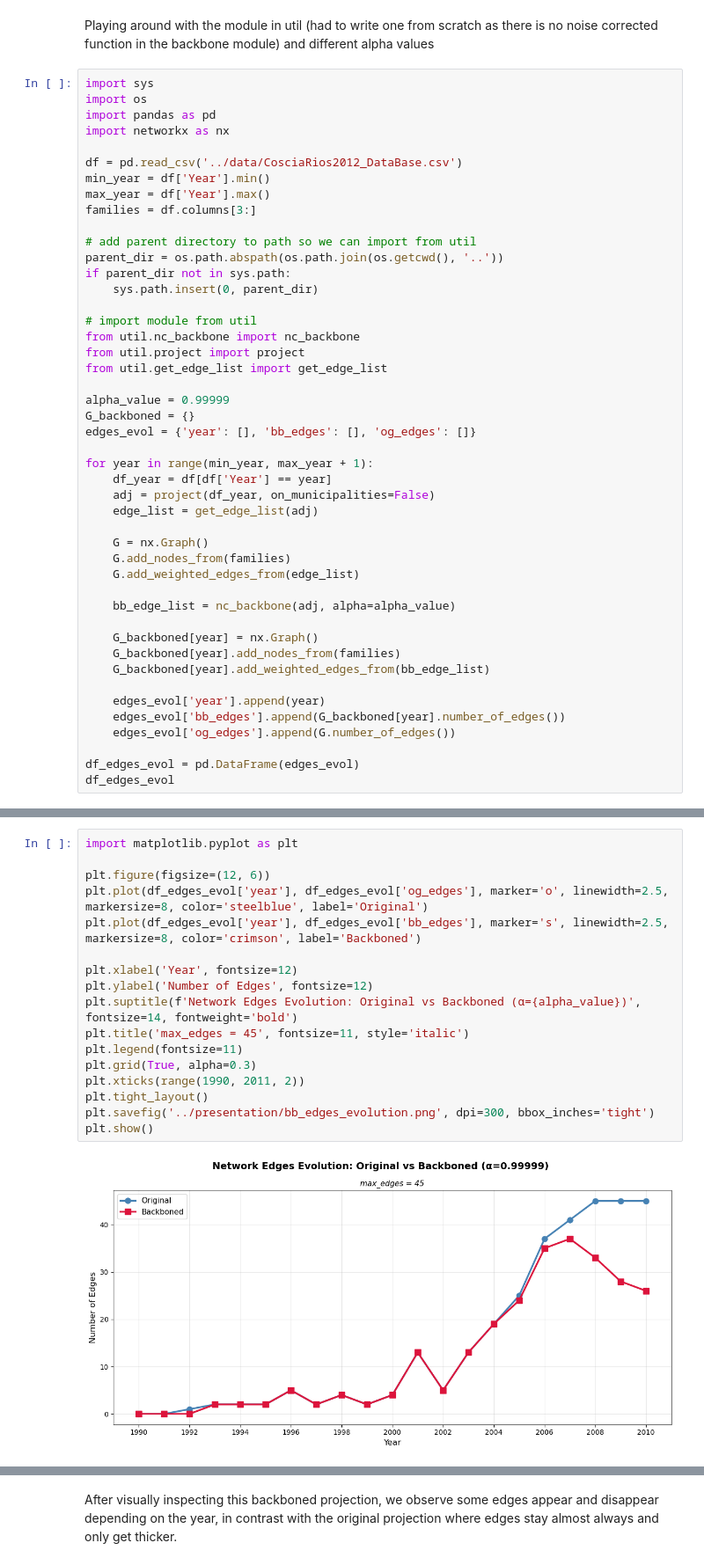
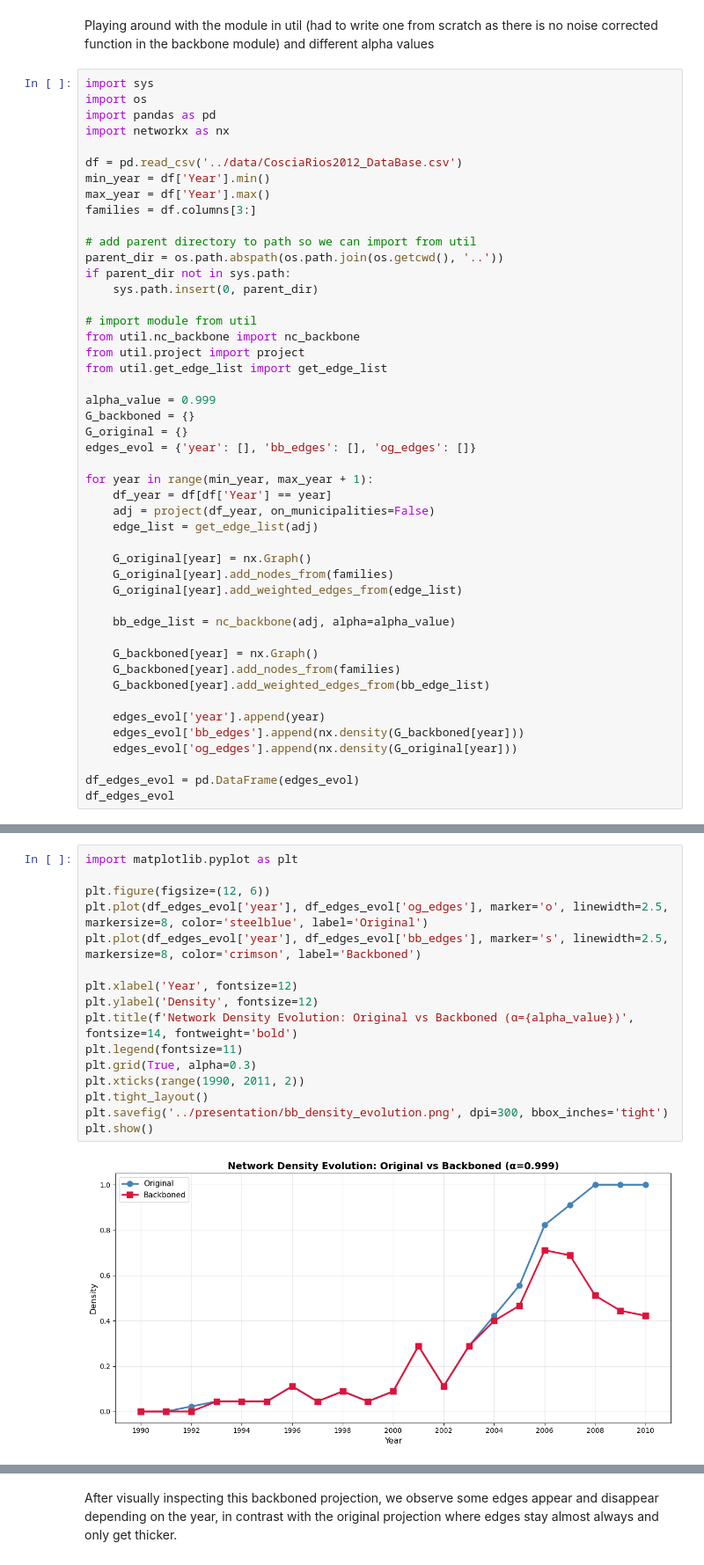
Before and after one commit to jan-cardell/networks_project, a Jupyter notebook: backboning/cartel_proj_bb.ipynb, the cells around one changed output, grey strips where cells are left out. Shown at 88% size. Drawn from its saved outputs; the diff is of its cells as text.

```diff
--- a/backboning/cartel_proj_bb.ipynb
+++ b/backboning/cartel_proj_bb.ipynb
@@ -23,8 +23,9 @@ from util.nc_backbone import nc_backbone
 from util.project import project
 from util.get_edge_list import get_edge_list
 
-alpha_value = 0.99999
+alpha_value = 0.999
 G_backboned = {}
+G_original = {}
 edges_evol = {'year': [], 'bb_edges': [], 'og_edges': []}
 
 for year in range(min_year, max_year + 1):
@@ -32,9 +33,9 @@ for year in range(min_year, max_year + 1):
     adj = project(df_year, on_municipalities=False)
     edge_list = get_edge_list(adj)
 
-    G = nx.Graph()
-    G.add_nodes_from(families)
-    G.add_weighted_edges_from(edge_list)
+    G_original[year] = nx.Graph()
+    G_original[year].add_nodes_from(families)
+    G_original[year].add_weighted_edges_from(edge_list)
 
     bb_edge_list = nc_backbone(adj, alpha=alpha_value)
 
@@ -43,8 +44,8 @@ for year in range(min_year, max_year + 1):
     G_backboned[year].add_weighted_edges_from(bb_edge_list)
 
     edges_evol['year'].append(year)
-    edges_evol['bb_edges'].append(G_backboned[year].number_of_edges())
-    edges_evol['og_edges'].append(G.number_of_edges())
+    edges_evol['bb_edges'].append(nx.density(G_backboned[year]))
+    edges_evol['og_edges'].append(nx.density(G_original[year]))
 
 df_edges_evol = pd.DataFrame(edges_evol)
 df_edges_evol
@@ -69,22 +104,21 @@ df_edges_evol
 # %%
 import matplotlib.pyplot as plt
 
 plt.figure(figsize=(12, 6))
 plt.plot(df_edges_evol['year'], df_edges_evol['og_edges'], marker='o', linewidth=2.5, markersize=8, color='steelblue', label='Original')
 plt.plot(df_edges_evol['year'], df_edges_evol['bb_edges'], marker='s', linewidth=2.5, markersize=8, color='crimson', label='Backboned')
 
 plt.xlabel('Year', fontsize=12)
-plt.ylabel('Number of Edges', fontsize=12)
-plt.suptitle(f'Network Edges Evolution: Original vs Backboned (α={alpha_value})', fontsize=14, fontweight='bold')
-plt.title('max_edges = 45', fontsize=11, style='italic')
+plt.ylabel('Density', fontsize=12)
+plt.title(f'Network Density Evolution: Original vs Backboned (α={alpha_value})', fontsize=14, fontweight='bold')
 plt.legend(fontsize=11)
 plt.grid(True, alpha=0.3)
 plt.xticks(range(1990, 2011, 2))
 plt.tight_layout()
-plt.savefig('../presentation/bb_edges_evolution.png', dpi=300, bbox_inches='tight')
+plt.savefig('../presentation/bb_density_evolution.png', dpi=300, bbox_inches='tight')
 plt.show()
 # %% [output]
-[figure, old version]
+[figure, new version]
 # %% [markdown]
 Smaller (and more reasonable) alpha values lead to very sparse backbones :(
 Filtering out the edge **(Golfo, Zetas)** before adding it to the sum of total weights not only does not help, but also returns less edges for the same alpha values without previous filtering. It is probably related to the fact that the prob of success increases, and the expected weight is way larger compared to the actual one.
```
Also changed, not shown: parts of 31 cells of this notebook, 5 other files.
